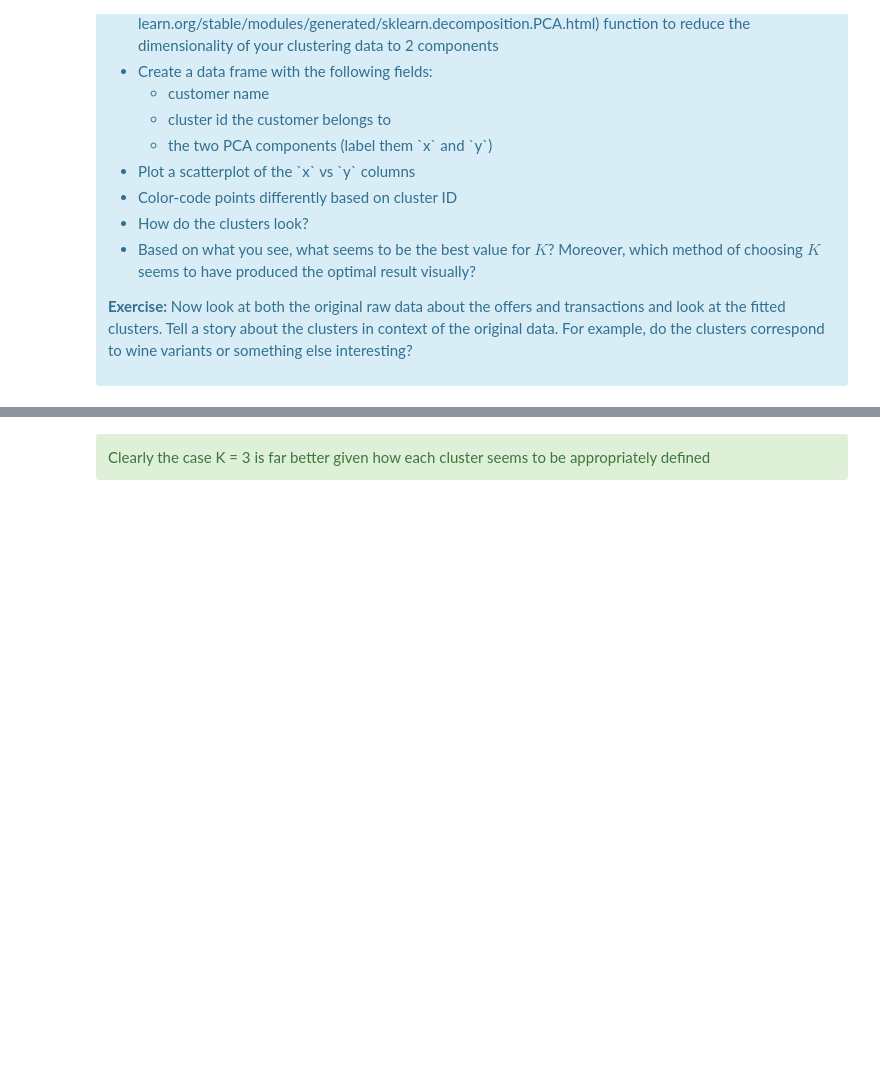
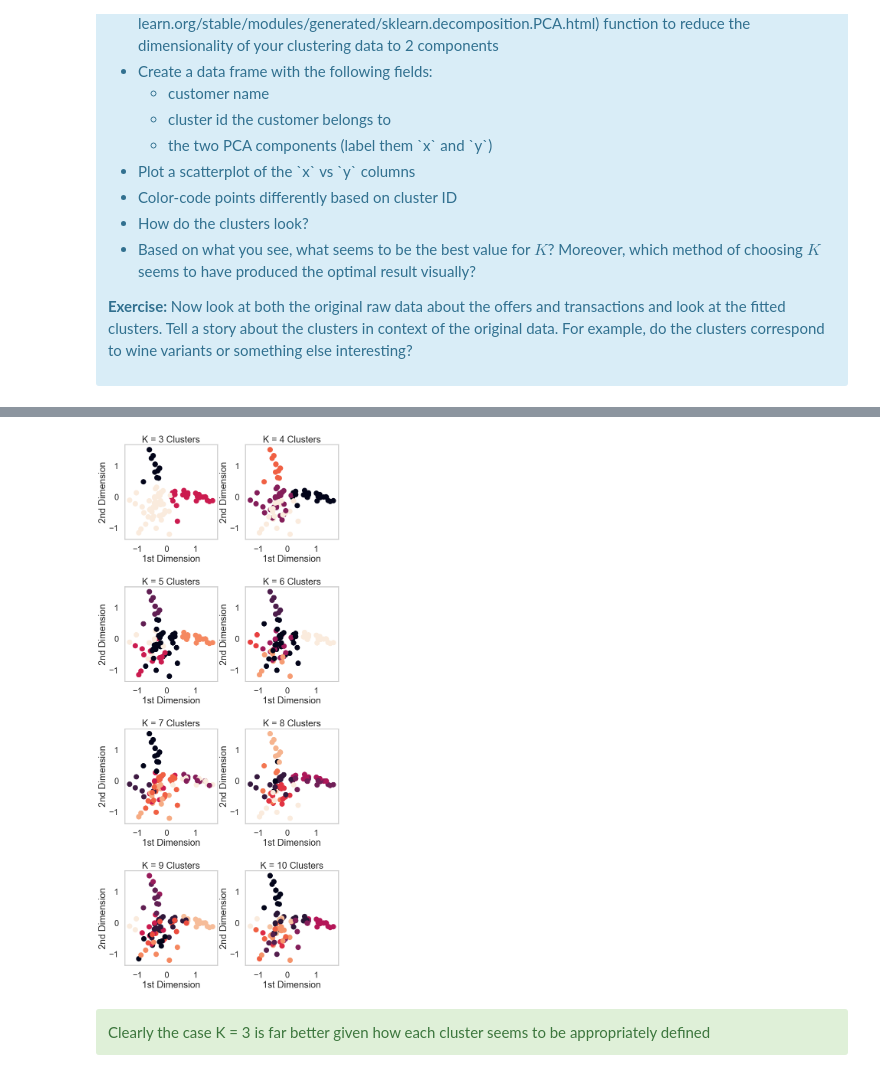
Before and after one commit to adriensaremi/Springboard, a Jupyter notebook: Mini_projects/mini_project_10_clustering/Mini_Project_Clustering.ipynb, the cells around one changed output, grey strips where cells are left out. Drawn from its saved outputs; the diff is of its cells as text; code cells hidden in the pictures; blank space fills up the shorter version.

```diff
--- a/Mini_projects/mini_project_10_clustering/Mini_Project_Clustering.ipynb
+++ b/Mini_projects/mini_project_10_clustering/Mini_Project_Clustering.ipynb
@@ -334,7 +334,10 @@ model = PCA(n_components=2)
 pca_features = model.fit_transform(x_cols)
 df0 = pd.DataFrame(pca_features, index = df_t2.index, columns=['x','y'])
 # %%
-model = KMeans(n_clusters=3)
-model.fit(x_cols)
-cluster_predict = model.predict(x_cols)
-dfK3 = pd.DataFrame(cluster_predict, index = df_t2.index, columns=['Cluster Label'])
+dfKs=[]
+for k in range(3,11):
+    model = KMeans(n_clusters=k)
+    model.fit(x_cols)
+    cluster_predict = model.predict(x_cols)
+    dfK = pd.DataFrame(cluster_predict, index = df_t2.index, columns=['Cluster Label'])
+    dfKs.append(df0.join(dfK))
@@ -374,3 +354,19 @@ plt.show()
+# %%
+fig, axs = plt.subplots(4, 2, figsize=(10,25))
+plt.subplots_adjust(wspace = .3, hspace = .5)
+
+for k in range(3,11):
+    i, j = int((k-2 - (k+1)%2)/2), (k+1)%2
+    df = dfKs[k-3]
+    axs[i,j].scatter(df.x , df.y, c = df['Cluster Label'])
+    axs[i,j].set_xlabel('1st Dimension')
+    axs[i,j].set_ylabel('2nd Dimension')
+    axs[i,j].set_title('K = ' + str(k) + ' Clusters')
+    axs[i,j].grid(b=None)
+
+plt.show()
+# %% [output]
+[figure, added]
 # %% [markdown]
 <div class="alert alert-success">
     Clearly the case K = 3 is far better given how each cluster seems to be appropriately defined
```
Also changed, not shown: parts of 7 cells of this notebook, 44 other files.
